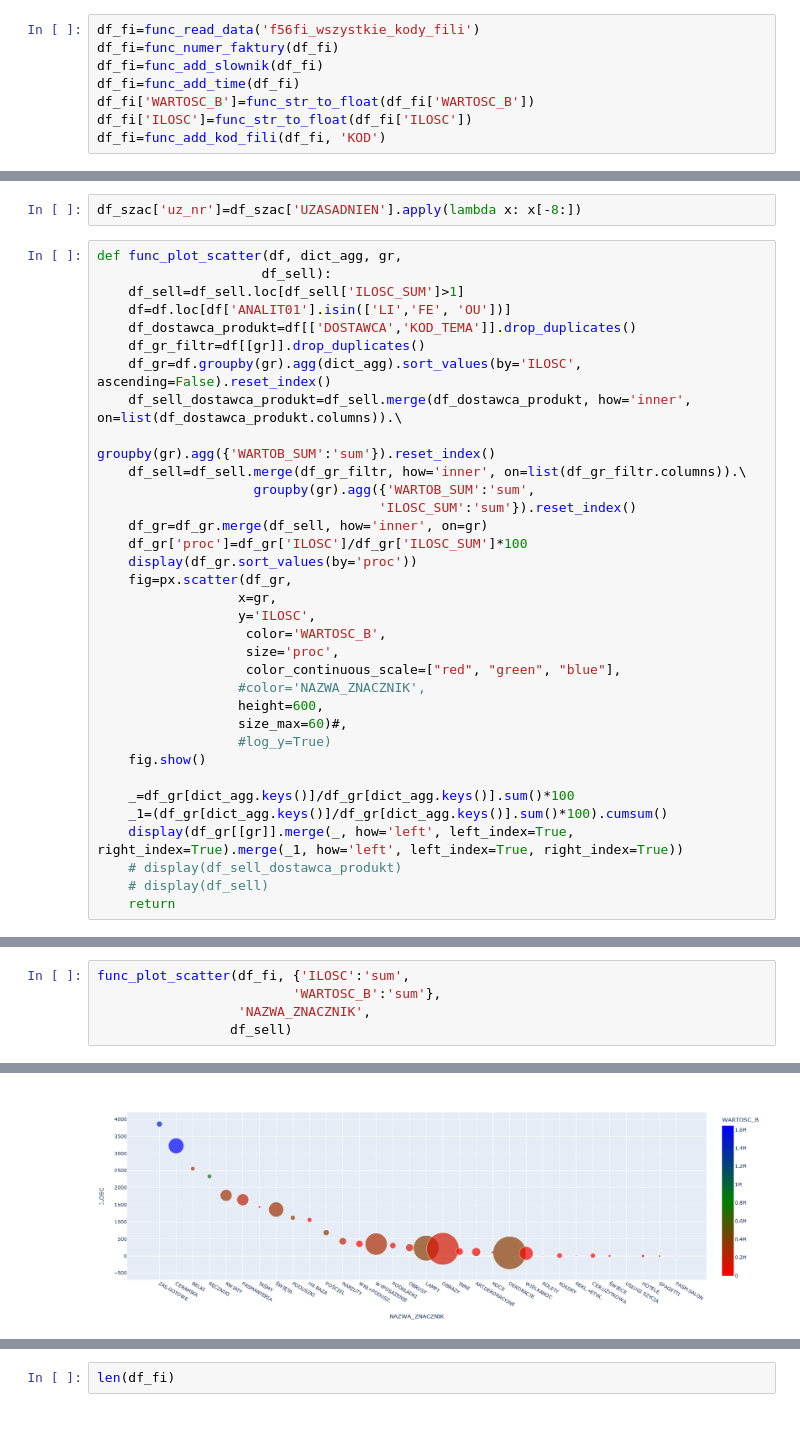
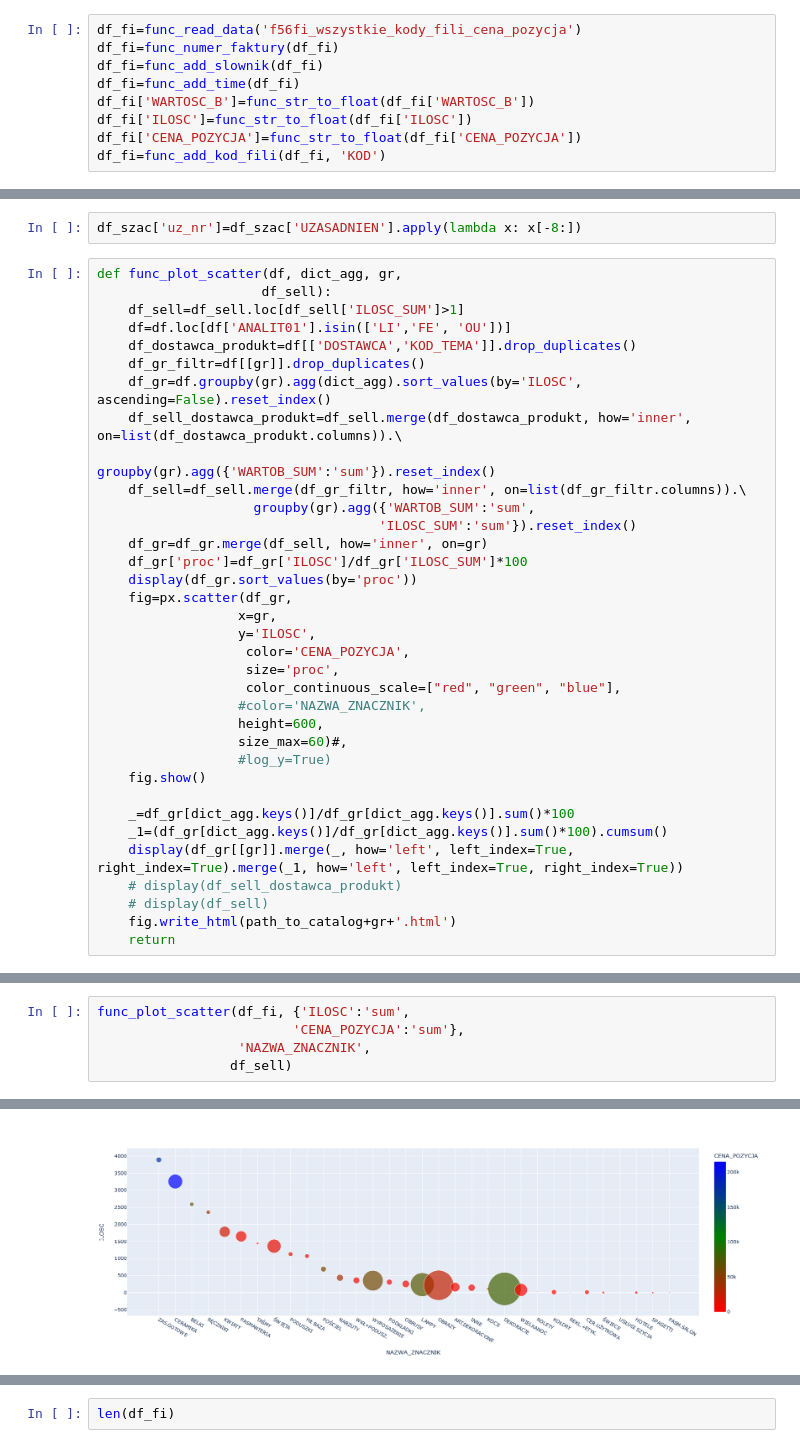
Before and after one commit to plggrzybuch/reklamacje, a Jupyter notebook: reklamacje_sql.ipynb, the cells around one changed output, grey strips where cells are left out. Drawn from its saved outputs; the diff is of its cells as text.

```diff
--- a/reklamacje_sql.ipynb
+++ b/reklamacje_sql.ipynb
@@ -99,12 +99,13 @@ def func_nazwa_szac(df):
 # %%
 df_sell=func_sell('hurtbi_fakty_sprz_22')
 # %%
-df_fi=func_read_data('f56fi_wszystkie_kody_fili')
+df_fi=func_read_data('f56fi_wszystkie_kody_fili_cena_pozycja')
 df_fi=func_numer_faktury(df_fi)
 df_fi=func_add_slownik(df_fi)
 df_fi=func_add_time(df_fi)
 df_fi['WARTOSC_B']=func_str_to_float(df_fi['WARTOSC_B'])
 df_fi['ILOSC']=func_str_to_float(df_fi['ILOSC'])
+df_fi['CENA_POZYCJA']=func_str_to_float(df_fi['CENA_POZYCJA'])
 df_fi=func_add_kod_fili(df_fi, 'KOD')
 # %%
 df_szac=func_read_data('f56szac')
@@ -135,7 +136,7 @@ def func_plot_scatter(df, dict_agg, gr,
     fig=px.scatter(df_gr,
                   x=gr,
                   y='ILOSC',
-                   color='WARTOSC_B',
+                   color='CENA_POZYCJA',
                    size='proc',
                    color_continuous_scale=["red", "green", "blue"],
                   #color='NAZWA_ZNACZNIK',
@@ -149,6 +150,7 @@ def func_plot_scatter(df, dict_agg, gr,
     display(df_gr[[gr]].merge(_, how='left', left_index=True, right_index=True).merge(_1, how='left', left_index=True, right_index=True))
     # display(df_sell_dostawca_produkt)
     # display(df_sell)
+    fig.write_html(path_to_catalog+gr+'.html')
     return
 # %%
 func_plot_scatter(df_fi, {'ILOSC':'sum',
@@ -186,6 +188,6 @@ func_plot_scatter(df_fi, {'ILOSC':'sum',
 # %%
 func_plot_scatter(df_fi, {'ILOSC':'sum',
-                         'WARTOSC_B':'sum'},
+                         'CENA_POZYCJA':'sum'},
                   'NAZWA_ZNACZNIK',
                  df_sell)
 # %% [output]
@@ -209 +211 @@ func_plot_scatter(df_fi, {'ILOSC':'sum',
-[figure, old version]
+[figure, new version]
```
Also changed, not shown: parts of 10 cells of this notebook.
